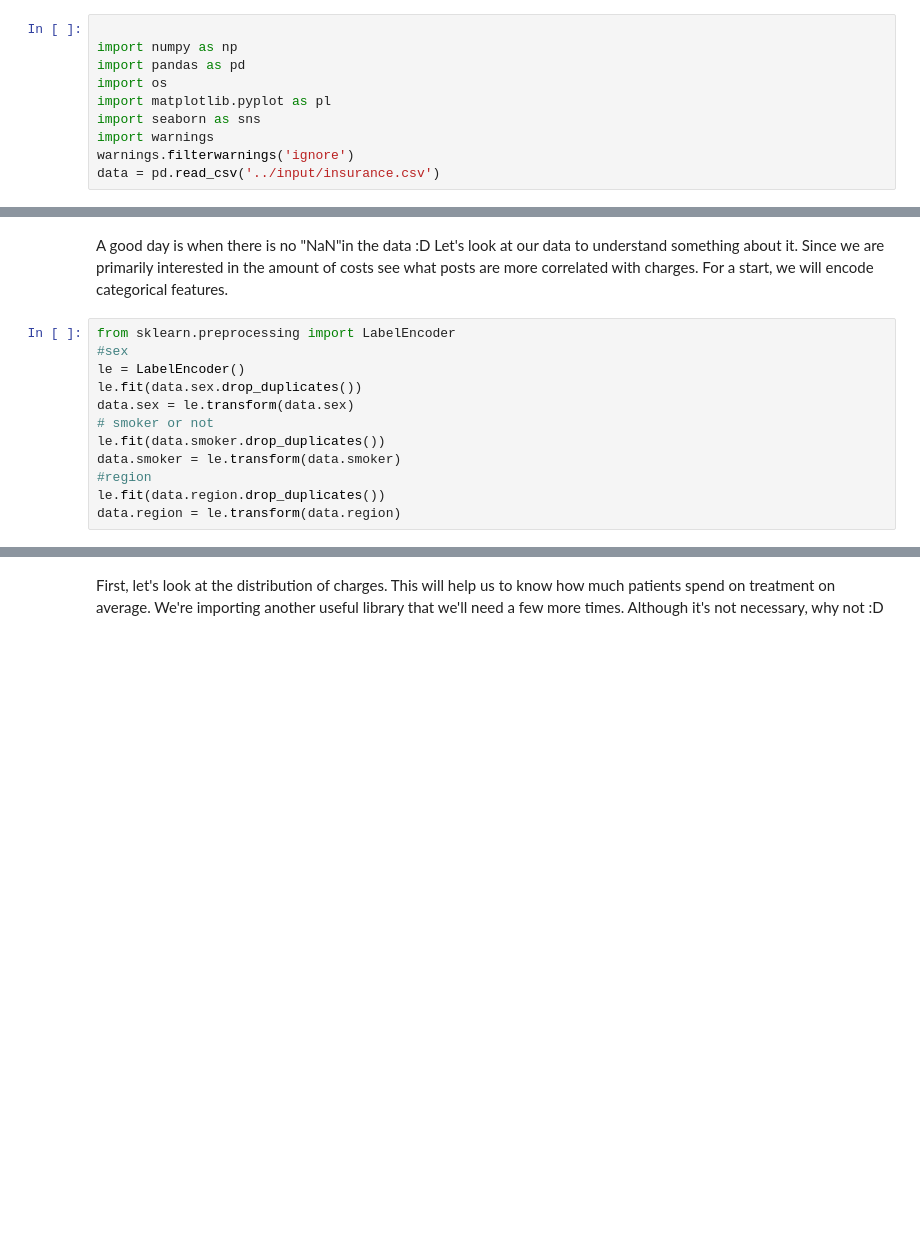
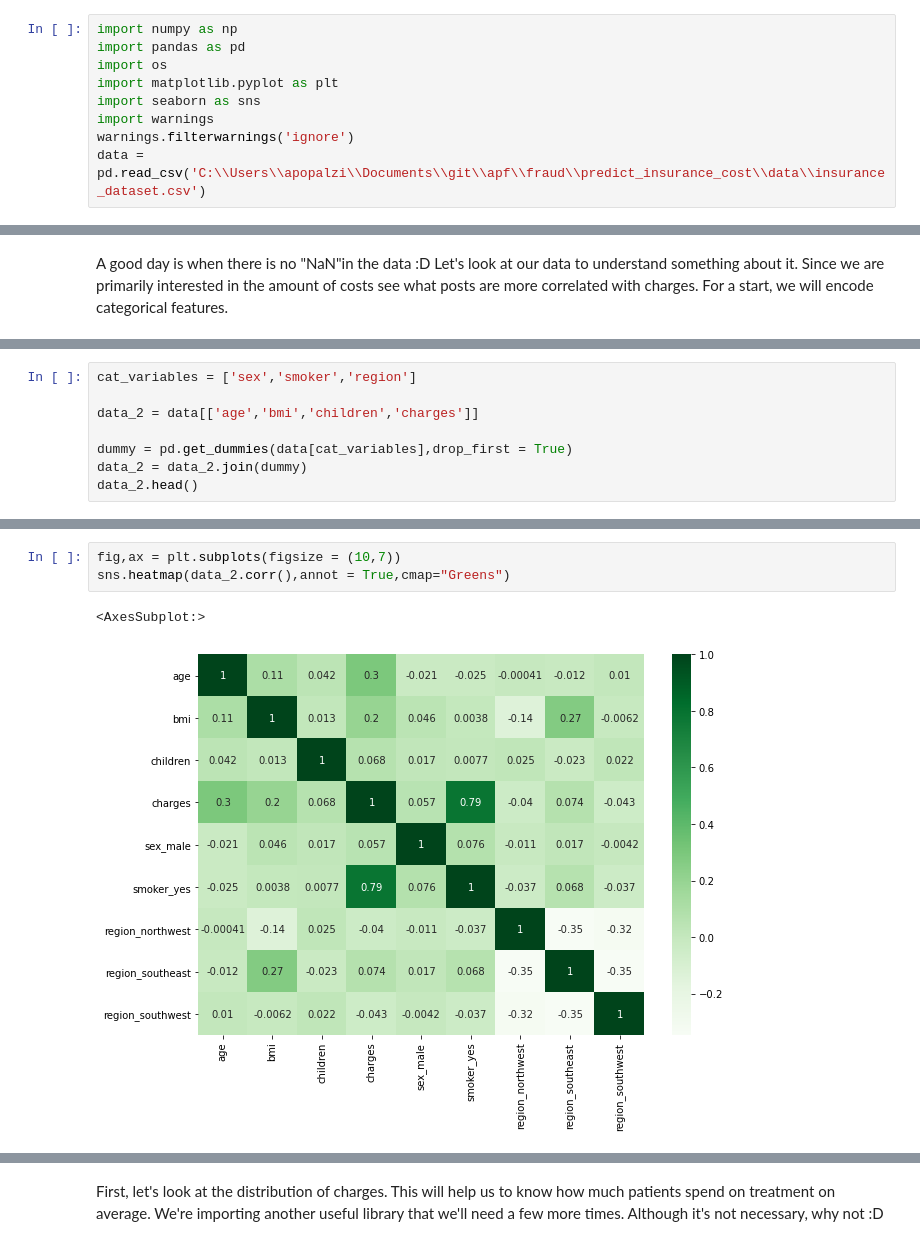
Before and after one commit to Srujan-DiagonalMatrix/APF, a Jupyter notebook: fraud/predict_insurance_cost/code/eda-regression.ipynb, the cells around one changed output, grey strips where cells are left out. Saved outputs shown, nothing was run; the diff lists cells and outputs as text; blank space fills up the shorter version.

Commit message:
complete insurance prediction

```diff
--- a/fraud/predict_insurance_cost/code/eda-regression.ipynb
+++ b/fraud/predict_insurance_cost/code/eda-regression.ipynb
@@ -1,13 +1,12 @@
 # %%
-
 import numpy as np
 import pandas as pd
 import os
-import matplotlib.pyplot as pl
+import matplotlib.pyplot as plt
 import seaborn as sns
 import warnings
 warnings.filterwarnings('ignore')
-data = pd.read_csv('../input/insurance.csv')
+data = pd.read_csv('C:\\Users\\apopalzi\\Documents\\git\\apf\\fraud\\predict_insurance_cost\\data\\insurance_dataset.csv')
 # %% [markdown]
 Today we will explore a data set dedicated to the cost of treatment of different patients.  The cost of treatment depends on many factors: diagnosis, type of clinic, city of residence, age and so on. We have no data on the diagnosis of patients. But we have other information that can help us to make a conclusion about the health of patients and practice regression analysis.
 In any case, I wish you to be healthy!
@@ -22,15 +34,3 @@ data.isnull().sum()
 A good day is when there is no "NaN"in the data :D
 Let's look at our data to understand something about it.
 Since we are primarily interested in the amount of costs see what posts are more correlated with charges. For a start, we will encode categorical features.
-# %%
-from sklearn.preprocessing import LabelEncoder
-#sex
-le = LabelEncoder()
-le.fit(data.sex.drop_duplicates())
-data.sex = le.transform(data.sex)
-# smoker or not
-le.fit(data.smoker.drop_duplicates())
-data.smoker = le.transform(data.smoker)
-#region
-le.fit(data.region.drop_duplicates())
-data.region = le.transform(data.region)
@@ -38,0 +37,8 @@ A few words about coding "region". In general, categorical variables with large
+# %%
+cat_variables = ['sex','smoker','region']
+
+data_2 = data[['age','bmi','children','charges']]
+
+dummy = pd.get_dummies(data[cat_variables],drop_first = True)
+data_2 = data_2.join(dummy)
+data_2.head()
@@ -47,2 +74,8 @@ sns.heatmap(corr, mask=np.zeros_like(corr, dtype=np.bool), cmap=sns.diverging_pa
+# %%
+fig,ax = plt.subplots(figsize = (10,7))
+sns.heatmap(data_2.corr(),annot = True,cmap="Greens")
+# %% [output]
+<AxesSubplot:>
+[figure, added]
 # %% [markdown]
 A strong correlation is observed only with the fact of smoking the patient.  To be honest, I expected a higher correlation with bmi.  Well. We investigate smoking in more detail.
```
Also changed, not shown: parts of 58 cells of this notebook, 2 other files.
